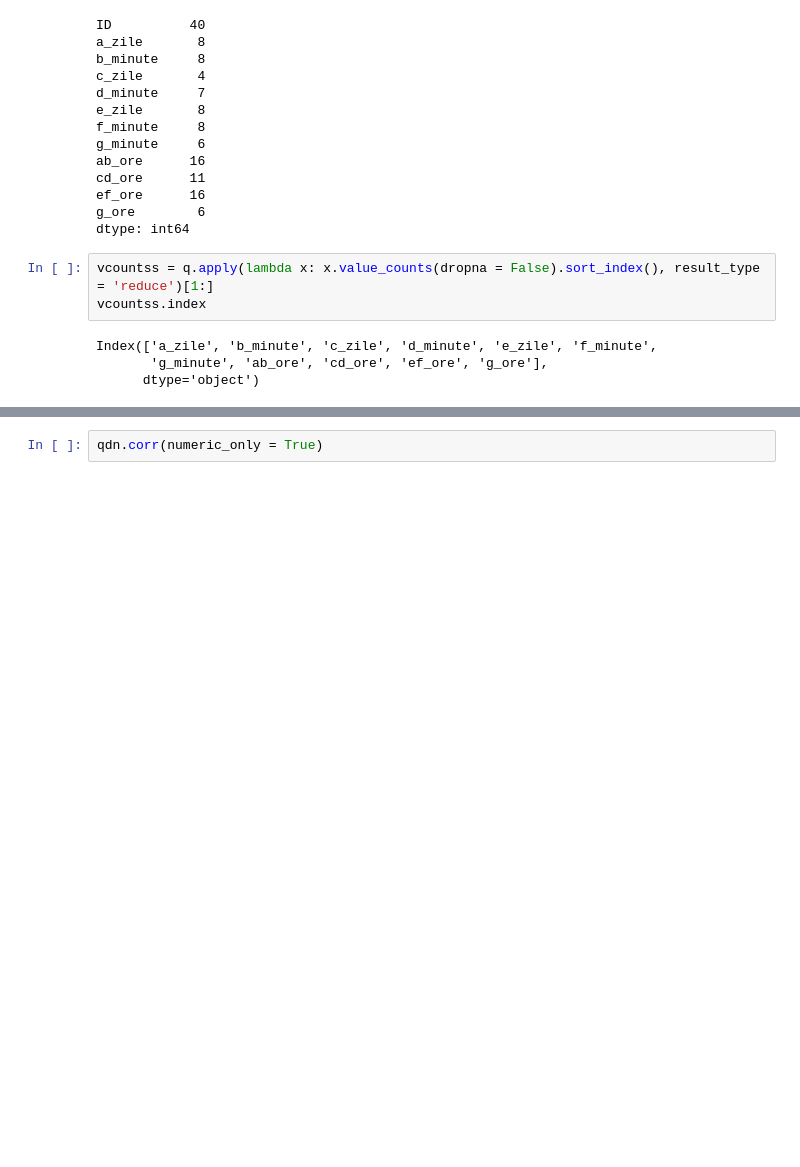
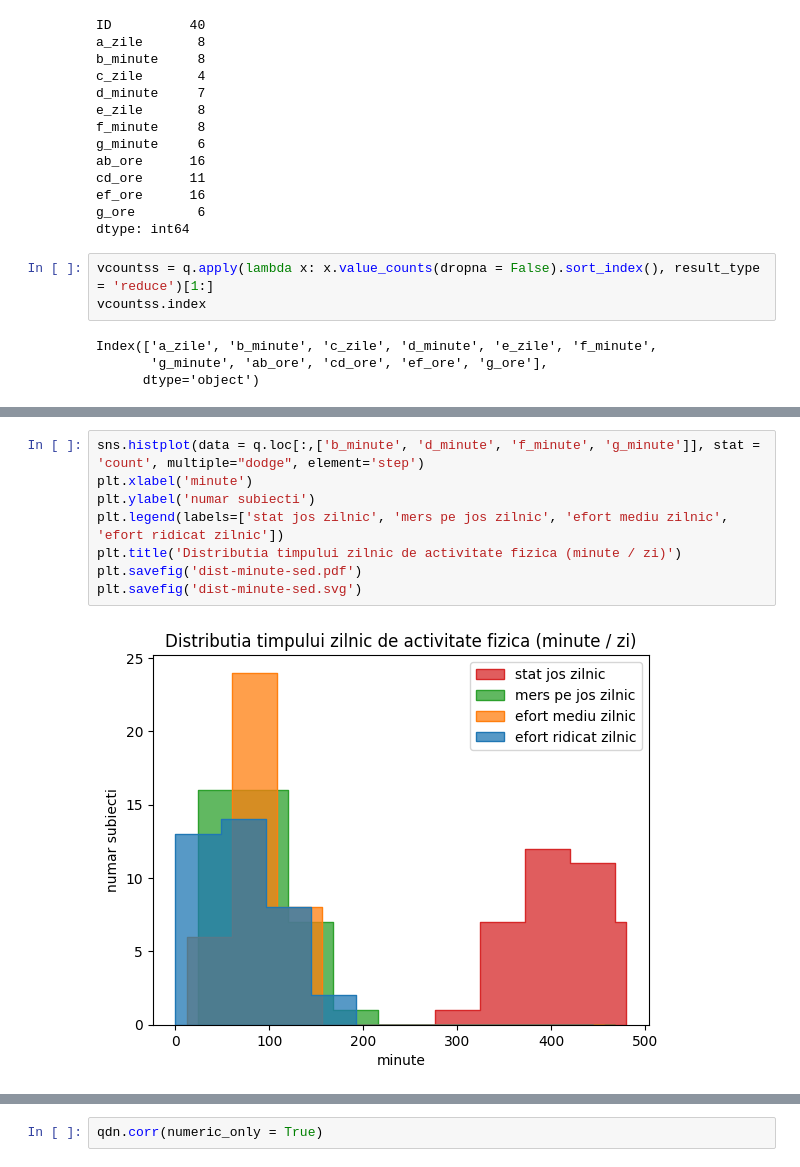
Before and after one commit to subthalamic/subthalamic, a Jupyter notebook: obesity/questionaire/chest.ipynb, the cells around one changed output, grey strips where cells are left out. Drawn from its saved outputs; the diff is of its cells as text; blank space fills up the shorter version.

```diff
--- a/obesity/questionaire/chest.ipynb
+++ b/obesity/questionaire/chest.ipynb
@@ -72,0 +80,10 @@ sns.histplot(data = q.loc[:,['ab_ore', 'cd_ore', 'ef_ore', 'g_ore']], stat = 'co
+# %%
+sns.histplot(data = q.loc[:,['b_minute', 'd_minute', 'f_minute', 'g_minute']], stat = 'count', multiple="dodge", element='step')
+plt.xlabel('minute')
+plt.ylabel('numar subiecti')
+plt.legend(labels=['stat jos zilnic', 'mers pe jos zilnic', 'efort mediu zilnic', 'efort ridicat zilnic'])
+plt.title('Distributia timpului zilnic de activitate fizica (minute / zi)')
+plt.savefig('dist-minute-sed.pdf')
+plt.savefig('dist-minute-sed.svg')
+# %% [output]
+[figure, added]
```
Also changed, not shown: parts of 24 cells of this notebook, 32 other files.
